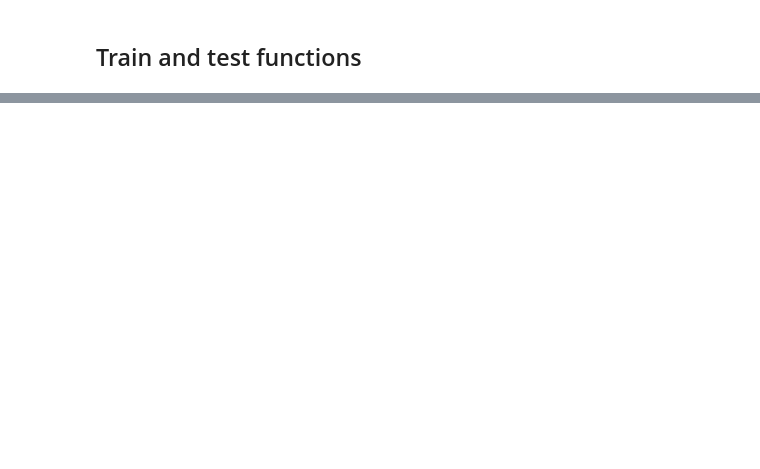
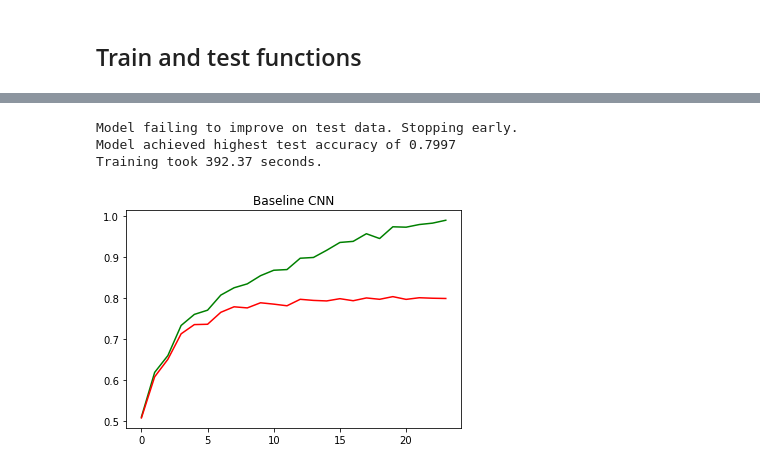
Before and after one commit to ThomScottW/CIFAR_CNNs, a Jupyter notebook: Experiments.ipynb, the cells around one changed output, grey strips where cells are left out. Drawn from its saved outputs; the diff is of its cells as text; code cells hidden in the pictures; blank space fills up the shorter version.

```diff
--- a/Experiments.ipynb
+++ b/Experiments.ipynb
@@ -456,0 +371,8 @@ train(ConvNet_Simple(), 30, 0.05, cifar_train_dl, cifar_test_dl, scheduler=False
+# %%
+t, v = train(BaselineCNN_DL(), 50, optimizer="AdamW", patience=4)
+plot_accuracy("Baseline CNN", t, v)
+# %% [output]
+Model failing to improve on test data. Stopping early.
+Model achieved highest test accuracy of 0.7997
+Training took 392.37 seconds.
+[figure, added]
```
Also changed, not shown: parts of 43 cells of this notebook.
